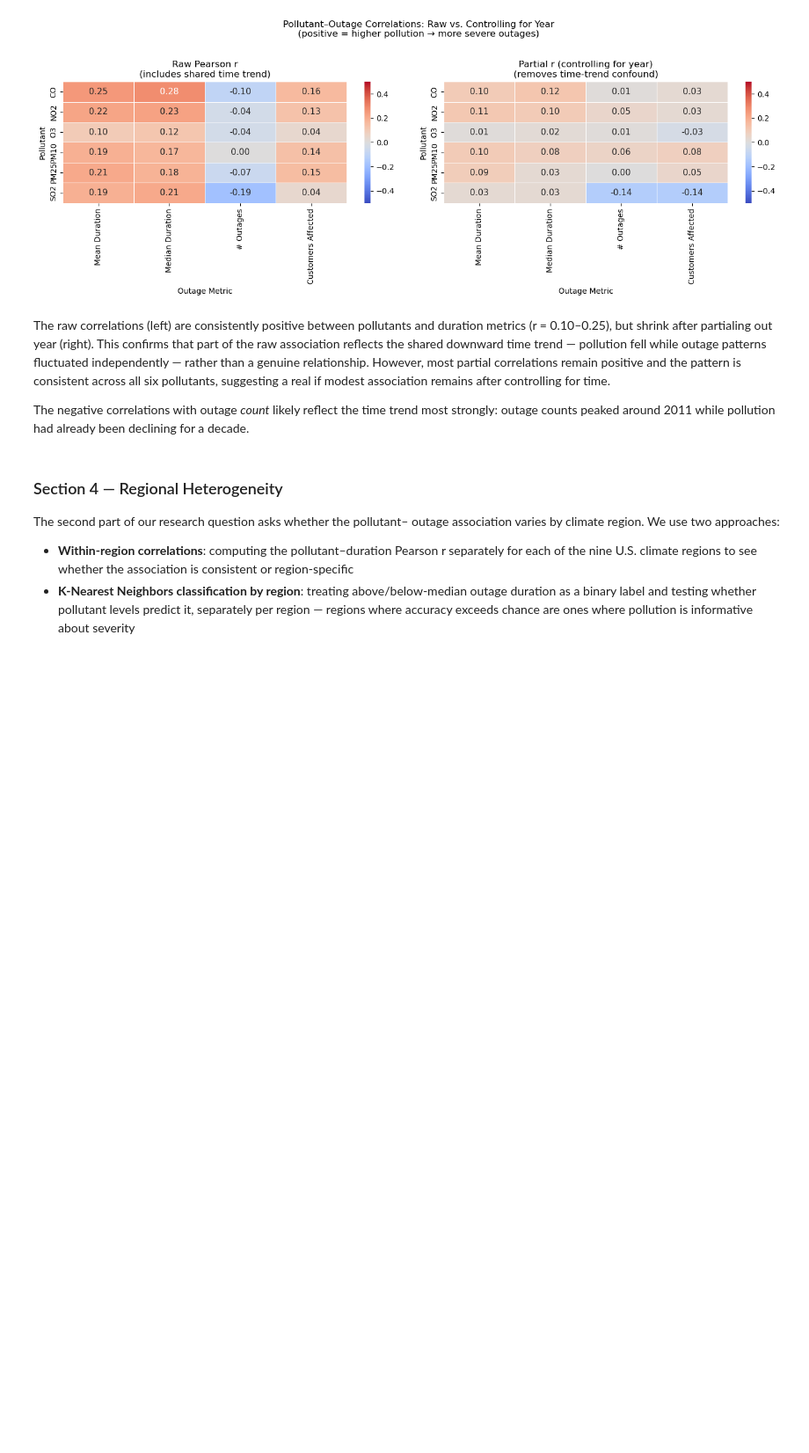
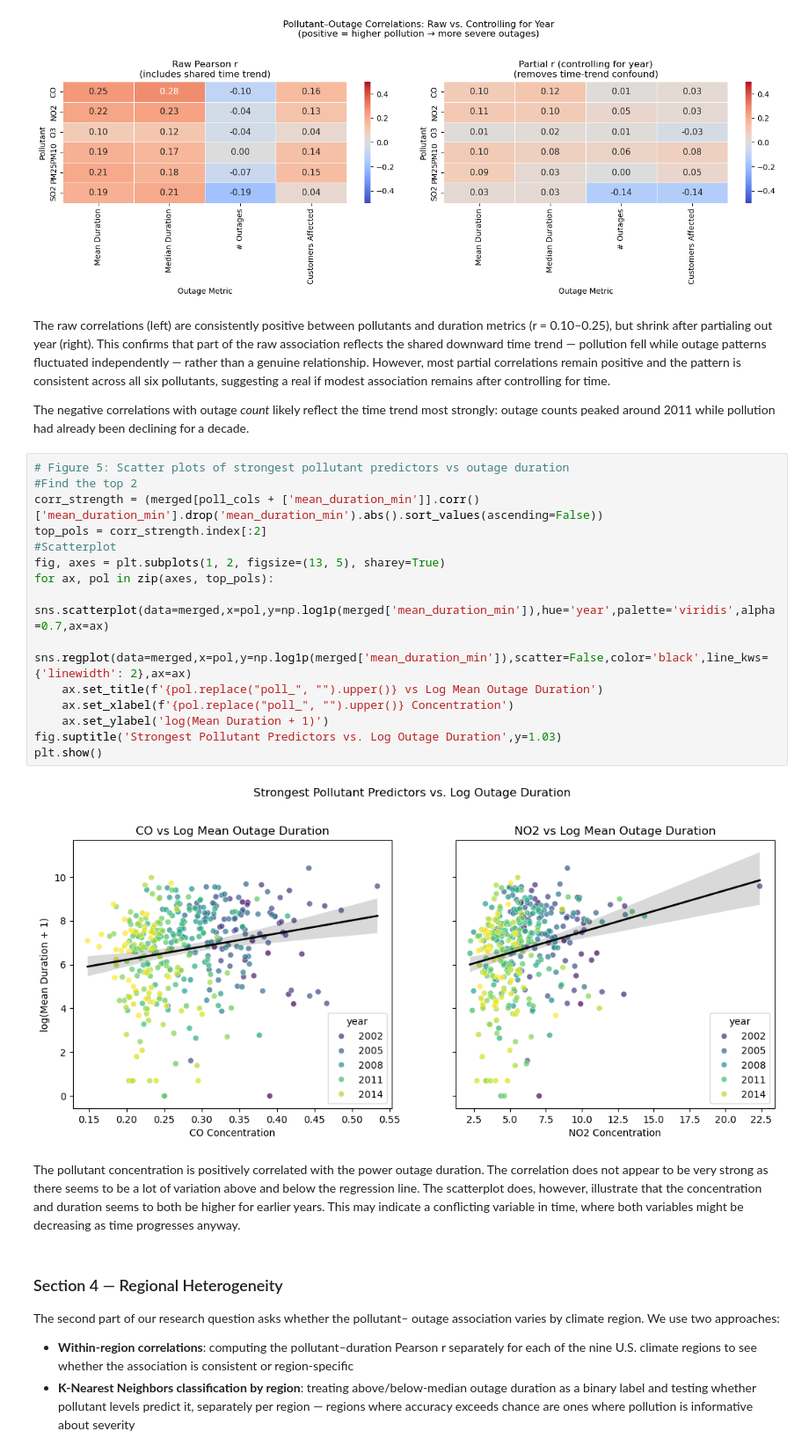
Before and after one commit to COGS108/Group-SP26-094, a Jupyter notebook: 02-EDACheckpoint.ipynb, the cells around one changed output. Shown at 88% size. Cells and saved outputs as stored; diff of their text form; blank space fills up the shorter version.

Commit message:
Added scatterplot graph

```diff
--- a/02-EDACheckpoint.ipynb
+++ b/02-EDACheckpoint.ipynb
@@ -836,6 +835,25 @@ plt.show()
 The raw correlations (left) are consistently positive between pollutants and duration metrics (r = 0.10–0.25), but shrink after partialing out year (right). This confirms that part of the raw association reflects the shared downward time trend — pollution fell while outage patterns fluctuated independently — rather than a genuine relationship. However, most partial correlations remain positive and the pattern is consistent across all six pollutants, suggesting a real if modest association remains after controlling for time.
 
 The negative correlations with outage *count* likely reflect the time trend most strongly: outage counts peaked around 2011 while pollution had already been declining for a decade.
+# %%
+# Figure 5: Scatter plots of strongest pollutant predictors vs outage duration
+#Find the top 2
+corr_strength = (merged[poll_cols + ['mean_duration_min']].corr()['mean_duration_min'].drop('mean_duration_min').abs().sort_values(ascending=False))
+top_pols = corr_strength.index[:2]
+#Scatterplot
+fig, axes = plt.subplots(1, 2, figsize=(13, 5), sharey=True)
+for ax, pol in zip(axes, top_pols):
+    sns.scatterplot(data=merged,x=pol,y=np.log1p(merged['mean_duration_min']),hue='year',palette='viridis',alpha=0.7,ax=ax)
+    sns.regplot(data=merged,x=pol,y=np.log1p(merged['mean_duration_min']),scatter=False,color='black',line_kws={'linewidth': 2},ax=ax)
+    ax.set_title(f'{pol.replace("poll_", "").upper()} vs Log Mean Outage Duration')
+    ax.set_xlabel(f'{pol.replace("poll_", "").upper()} Concentration')
+    ax.set_ylabel('log(Mean Duration + 1)')
+fig.suptitle('Strongest Pollutant Predictors vs. Log Outage Duration',y=1.03)
+plt.show()
+# %% [output]
+[figure, added]
+# %% [markdown]
+The pollutant concentration is positively correlated with the power outage duration. The correlation does not appear to be very strong as there seems to be a lot of variation above and below the regression line. The scatterplot does, however, illustrate that the concentration and duration seems to both be higher for earlier years. This may indicate a conflicting variable in time, where both variables might be decreasing as time progresses anyway.
 # %% [markdown]
 ### Section 4 — Regional Heterogeneity
 
```
Also changed, not shown: parts of 3 cells of this notebook, 3 other files.
